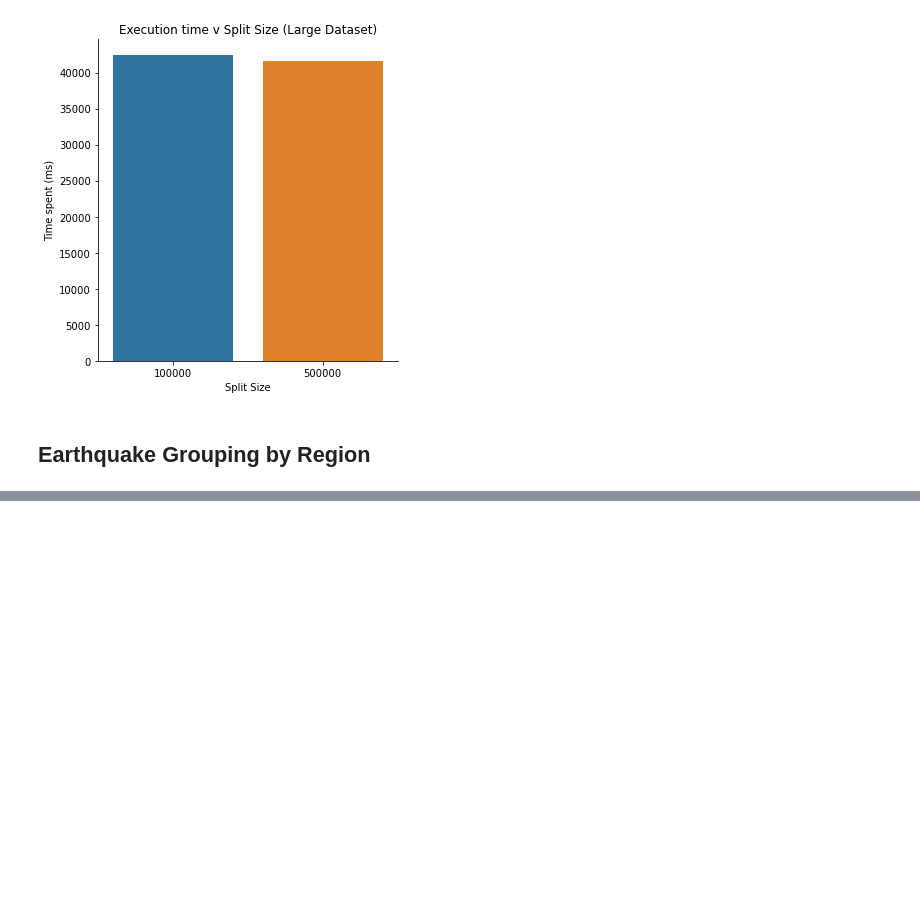
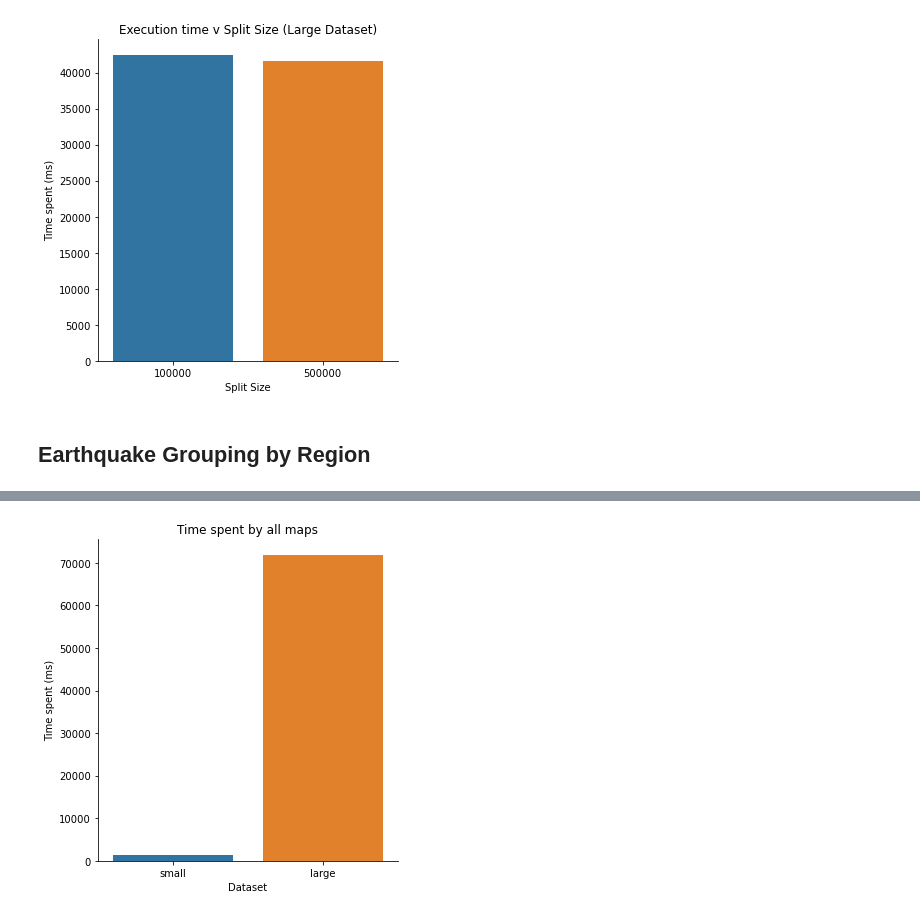
Before and after one commit to vidhur2k/CS6220-HW1, a Jupyter notebook: plots.ipynb, the cells around one changed output, grey strips where cells are left out. Cells and saved outputs as stored; diff of their text form; code cells hidden in the pictures; blank space fills up the shorter version.

```diff
--- a/plots.ipynb
+++ b/plots.ipynb
@@ -58,0 +72,4 @@ plot_bar('map_occupied', 'Time spent (ms)', 'split_size', 'Split Size', 'Executi
+# %%
+plot_bar('map', 'Time spent (ms)', 'type', 'Dataset', 'Time spent by all maps', data)
+# %% [output]
+[figure, added]
```
Also changed, not shown: parts of 10 cells of this notebook, 6 other files.
